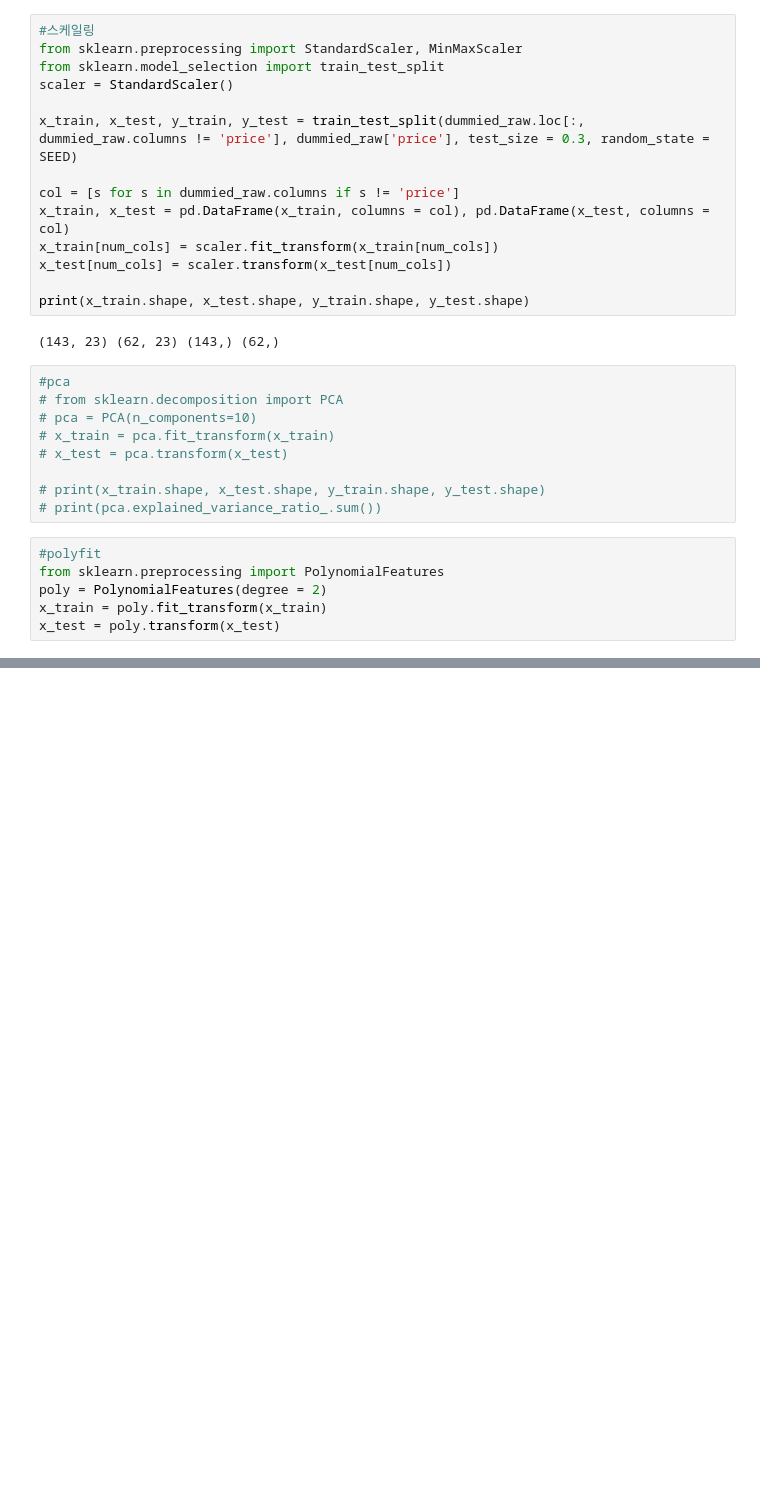
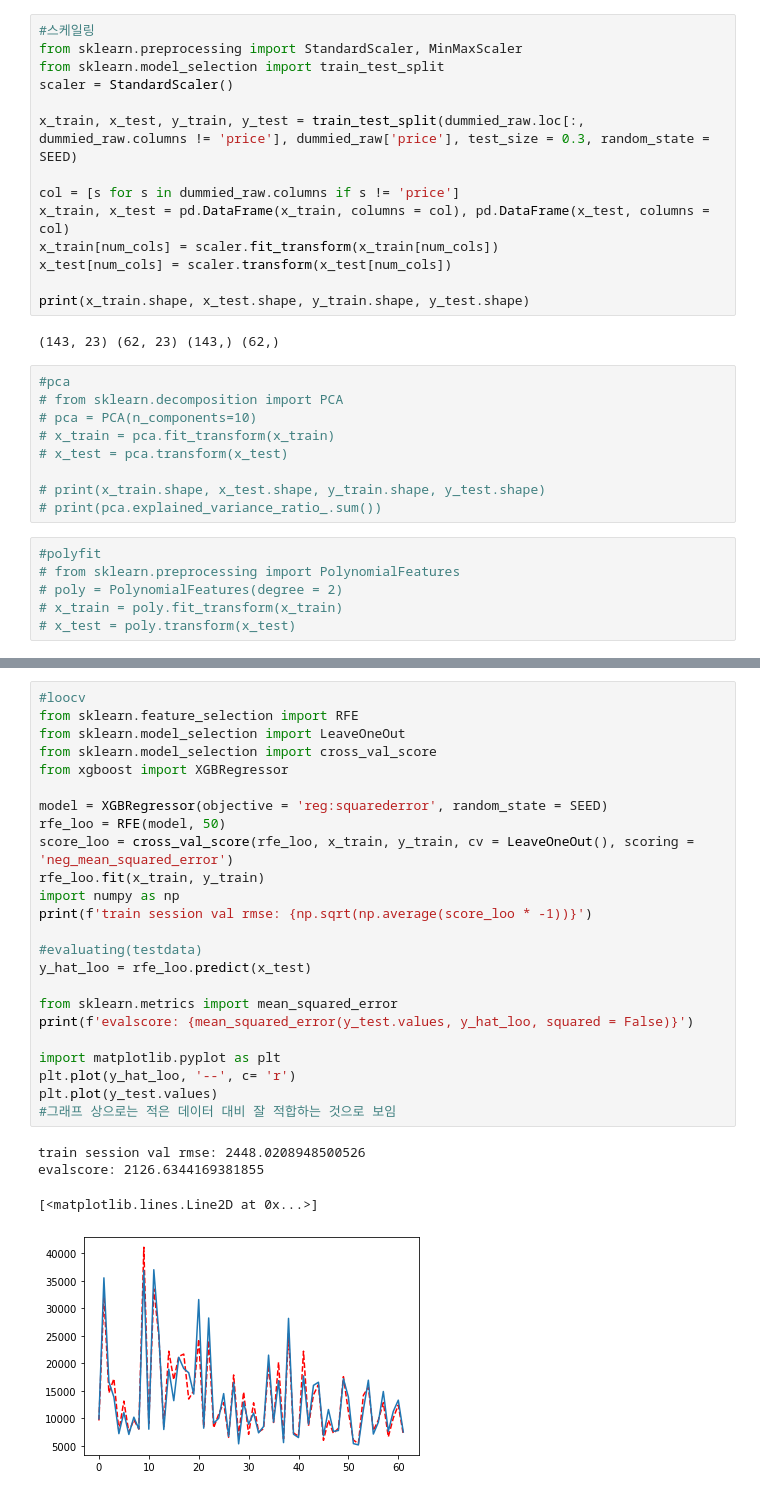
Before and after one commit to kmouleejunhyuk/bigdata_analysist_practical, a Jupyter notebook: carprice_regression.ipynb, the cells around one changed output, grey strips where cells are left out. Drawn from its saved outputs; the diff is of its cells as text; blank space fills up the shorter version.

Commit message:
add loocv

```diff
--- a/carprice_regression.ipynb
+++ b/carprice_regression.ipynb
@@ -227,7 +312,7 @@ print(x_train.shape, x_test.shape, y_train.shape, y_test.shape)
 # print(pca.explained_variance_ratio_.sum())
 # %%
 #polyfit
-from sklearn.preprocessing import PolynomialFeatures
-poly = PolynomialFeatures(degree = 2)
-x_train = poly.fit_transform(x_train)
-x_test = poly.transform(x_test)
+# from sklearn.preprocessing import PolynomialFeatures
+# poly = PolynomialFeatures(degree = 2)
+# x_train = poly.fit_transform(x_train)
+# x_test = poly.transform(x_test)
@@ -234 +340,30 @@ x_test = poly.transform(x_test)
+# %%
+#loocv
+from sklearn.feature_selection import RFE
+from sklearn.model_selection import LeaveOneOut
+from sklearn.model_selection import cross_val_score
+from xgboost import XGBRegressor
+
+model = XGBRegressor(objective = 'reg:squarederror', random_state = SEED)
+rfe_loo = RFE(model, 50)
+score_loo = cross_val_score(rfe_loo, x_train, y_train, cv = LeaveOneOut(), scoring = 'neg_mean_squared_error')
+rfe_loo.fit(x_train, y_train)
+import numpy as np
+print(f'train session val rmse: {np.sqrt(np.average(score_loo * -1))}')
+
+#evaluating(testdata)
+y_hat_loo = rfe_loo.predict(x_test)
+
+from sklearn.metrics import mean_squared_error
+print(f'evalscore: {mean_squared_error(y_test.values, y_hat_loo, squared = False)}')
+
+import matplotlib.pyplot as plt
+plt.plot(y_hat_loo, '--', c= 'r')
+plt.plot(y_test.values)
+#그래프 상으로는 적은 데이터 대비 잘 적합하는 것으로 보임
+# %% [output]
+train session val rmse: 2448.0208948500526
+evalscore: 2126.6344169381855
+[<matplotlib.lines.Line2D at 0x...>]
+[figure, added]
 # %%
```
Also changed, not shown: parts of 14 cells of this notebook.
